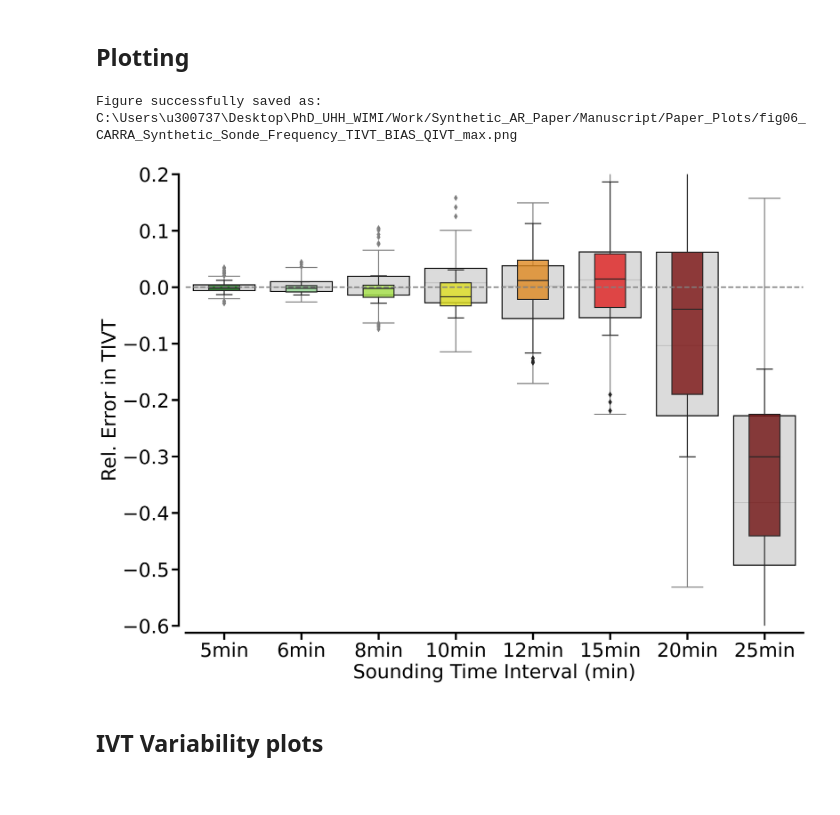
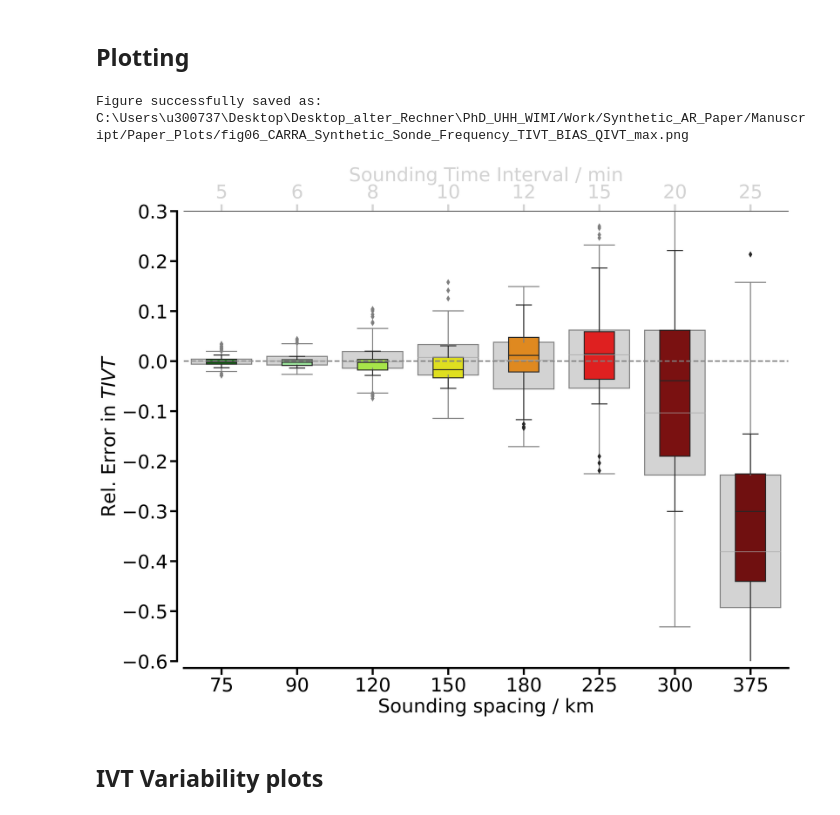
Before and after one commit to hdorff94/Synthetic_Airborne_Arctic_ARs, a Jupyter notebook: notebooks/TIVT_IVT_Variability_analysis.ipynb, the cells around one changed output. Cells and saved outputs as stored; diff of their text form; code cells hidden in the pictures.

```diff
--- a/notebooks/TIVT_IVT_Variability_analysis.ipynb
+++ b/notebooks/TIVT_IVT_Variability_analysis.ipynb
@@ -125,9 +117,10 @@ for campaign in flight_dates.keys():
                                                                        TIVT_sounding_inflow_filename,index_col=0)
         TIVT_dict[flight_dates[campaign][flight]+"_outflow"]=pd.read_csv(TIVT_sounding_data_path+\
                                                                        TIVT_sounding_outflow_filename,index_col=0)
-        TIVT_dict[flight_dates[campaign][flight]+"_inflow"]["IVT_max"]=\
+        if os.path.exists(ivt_stats_path+ivt_stats_file):
+            TIVT_dict[flight_dates[campaign][flight]+"_inflow"]["IVT_max"]=\
                 ivt_stats["IVT_max"].iloc[2*p]
-        TIVT_dict[flight_dates[campaign][flight]+"_outflow"]["IVT_max"]=\
+            TIVT_dict[flight_dates[campaign][flight]+"_outflow"]["IVT_max"]=\
                 ivt_stats["IVT_max"].iloc[2*p+1]
 
         if p==0:
@@ -162,6 +155,17 @@ rel_TIVT_df["REAL-CARRA-TIVT"]=TIVT_df["REAL-CARRA-TIVT"]
 quantile_variable="IVT_max"#"REAL-CARRA-TIVT"##"REAL-CARRA-TIVT"
 weak_index=rel_TIVT_df[rel_TIVT_df[quantile_variable]<rel_TIVT_df[quantile_variable].describe()["25%"]]
 strong_index=rel_TIVT_df[rel_TIVT_df[quantile_variable]>rel_TIVT_df[quantile_variable].describe()["75%"]]
+# %%
+#def distance_to_time(x):
+#    air_speed=250 #m/s
+#    return x/=air_speed
+#def time_to_distance(x):
+#    air_speed=250 #m/s
+#    return x/=air_speed
+#
+distances=np.array([300,360,480,600,720,900,1200,1500])*air_speed/1000
+
+#rel_TIVT_df
 # %% [markdown]
 ## Plotting
 # %%
@@ -172,43 +176,55 @@ sonde_freq_fig=plt.figure(figsize=(16,12), dpi= 300)
 matplotlib.rcParams.update({'font.size': 28})
 x_var = 'Sounding distance in AR Cross-Section'
 colors= {"1500s":"maroon","1200s":"darkred",
          "900s":"red","720s":"darkorange",
          "600s":"yellow","480s":"greenyellow",
          "360s":"lightgreen","300s":"green"}
 
 ax1=sonde_freq_fig.add_subplot(111)
 ax1.axhline(0,color="grey",ls="--",lw=2,zorder=1)
 colors_taken           = [colors[sonde_no] for sonde_no in colors.keys()]
 
-boxes=sns.boxplot(data=rel_TIVT_df.iloc[:,:-1],color="lightgrey",
-                        notch=False,zorder=0)
+boxes=sns.boxplot(data=rel_TIVT_df.iloc[:,:-2],color="lightgrey", width=0.8,
+                        notch=False,zorder=1,medianprops=dict(color="darkgrey", lw=1,alpha=0.9))
 plt.setp(boxes.artists, edgecolor = 'k', facecolor='lightgrey')
 
-strong_boxes=sns.boxplot(data=strong_index.iloc[:,:-2],width=0.4,palette=colors_taken[::-1],notch=False,zorder=1)
-
+strong_boxes=sns.boxplot(data=strong_index.iloc[:,:-2],width=0.4,palette=colors_taken[::-1],notch=False,zorder=3)
 # iterate over boxes
 for patch in strong_boxes.artists:
     r, g, b, a = patch.get_facecolor()
     patch.set_facecolor((r, g, b, .8))
+
+
+ax1.set_ylabel("Rel. Error in $TIVT$")
+ax1.set_xlabel("Sounding spacing / km")
+ax1.set_xticks([0,1,2,3,4,5,6,7])
+ax1.set_xticklabels([str(int(distances[d])) for d in range(distances.shape[0])])
+secax = ax1.secondary_xaxis('top')
+secax.set_xlabel("Sounding Time Interval / min")
+secax.set_xticks([0,1,2,3,4,5,6,7])
+secax.set_xticklabels(["5","6","8","10","12","15","20","25"])
+secax.xaxis.label.set_color('lightgrey')
+secax.tick_params(axis='x', colors='lightgrey')
 for axis in ["left","bottom"]:
     ax1.spines[axis].set_linewidth(3)
+    secax.spines[axis].set_linewidth(3)
+    secax.xaxis.set_tick_params(width=3,length=10)
     ax1.xaxis.set_tick_params(width=3,length=10)
     ax1.yaxis.set_tick_params(width=3,length=10)
+#secax.xaxis.ticks.set_color('grey')
 
-ax1.set_ylabel("Rel. Error in TIVT")
-ax1.set_xlabel("Sounding Time Interval (min)")
-ax1.set_xticklabels(["5min","6min","8min","10min","12min","15min","20min","25min"])
+#secax.set_xlabel('period [s]')
 sns.despine(offset=10)
 
-ax1.set_ylim([-0.6,0.2])
+ax1.set_ylim([-0.6,0.3])
 fig_name="fig06_CARRA"+\
     "_Synthetic_Sonde_Frequency_TIVT_BIAS_Q"+quantile_variable+".png"
 fig_path=major_path+"/Work/Synthetic_AR_Paper/Manuscript/Paper_Plots/"
 sonde_freq_fig.savefig(fig_path+fig_name,dpi=200,bbox_inches="tight")
 print("Figure successfully saved as: ",fig_path+fig_name)
 # %% [output]
-Figure successfully saved as:  C:\Users\u300737\Desktop\PhD_UHH_WIMI/Work/Synthetic_AR_Paper/Manuscript/Paper_Plots/fig06_CARRA_Synthetic_Sonde_Frequency_TIVT_BIAS_QIVT_max.png
+Figure successfully saved as:  C:\Users\u300737\Desktop\Desktop_alter_Rechner\PhD_UHH_WIMI/Work/Synthetic_AR_Paper/Manuscript/Paper_Plots/fig06_CARRA_Synthetic_Sonde_Frequency_TIVT_BIAS_QIVT_max.png
-[figure, old version]
+[figure, new version]
 # %% [markdown]
 ## IVT Variability plots
 # %%
```
Also changed, not shown: parts of 6 cells of this notebook, 15 other files.
